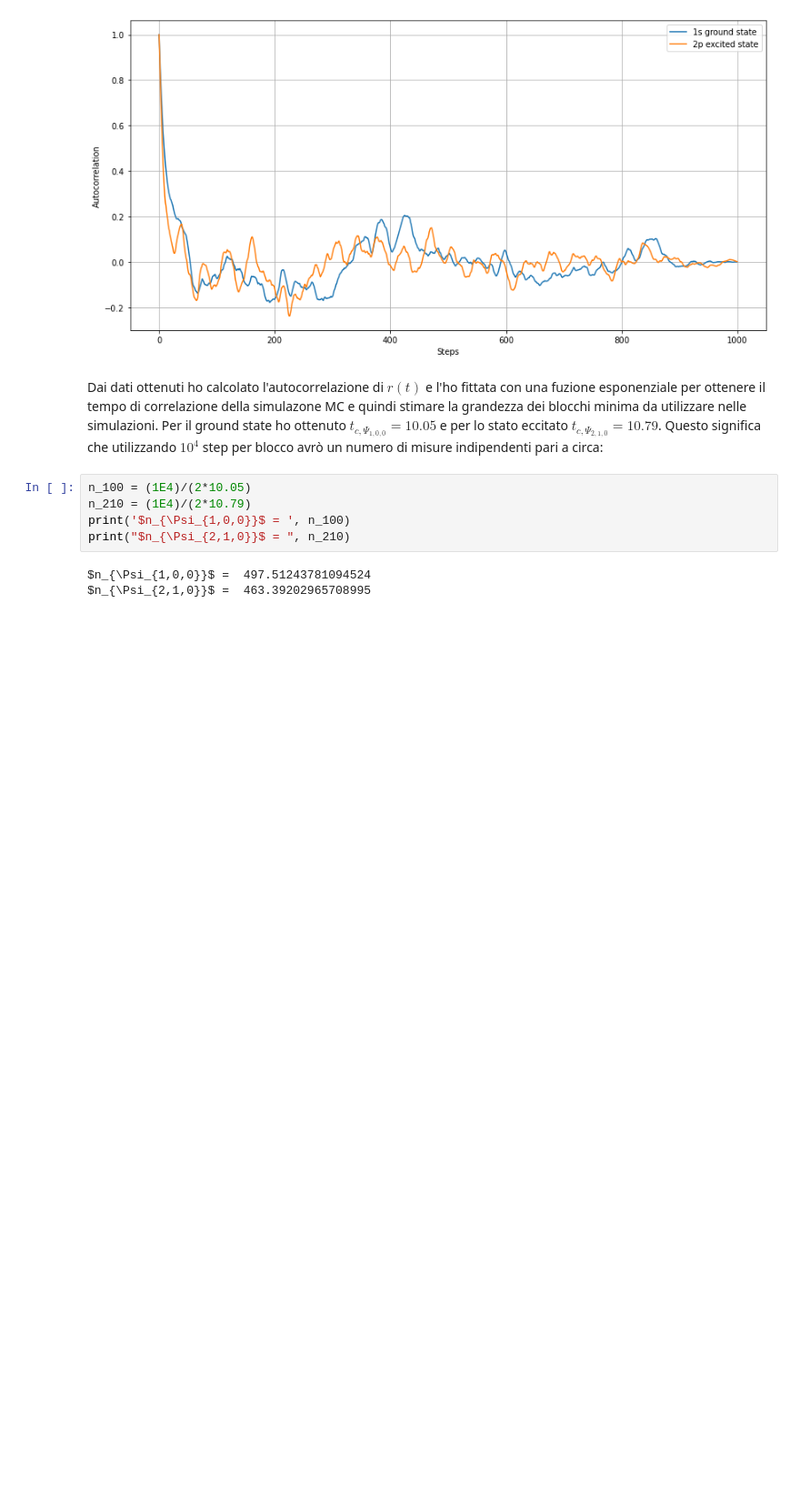
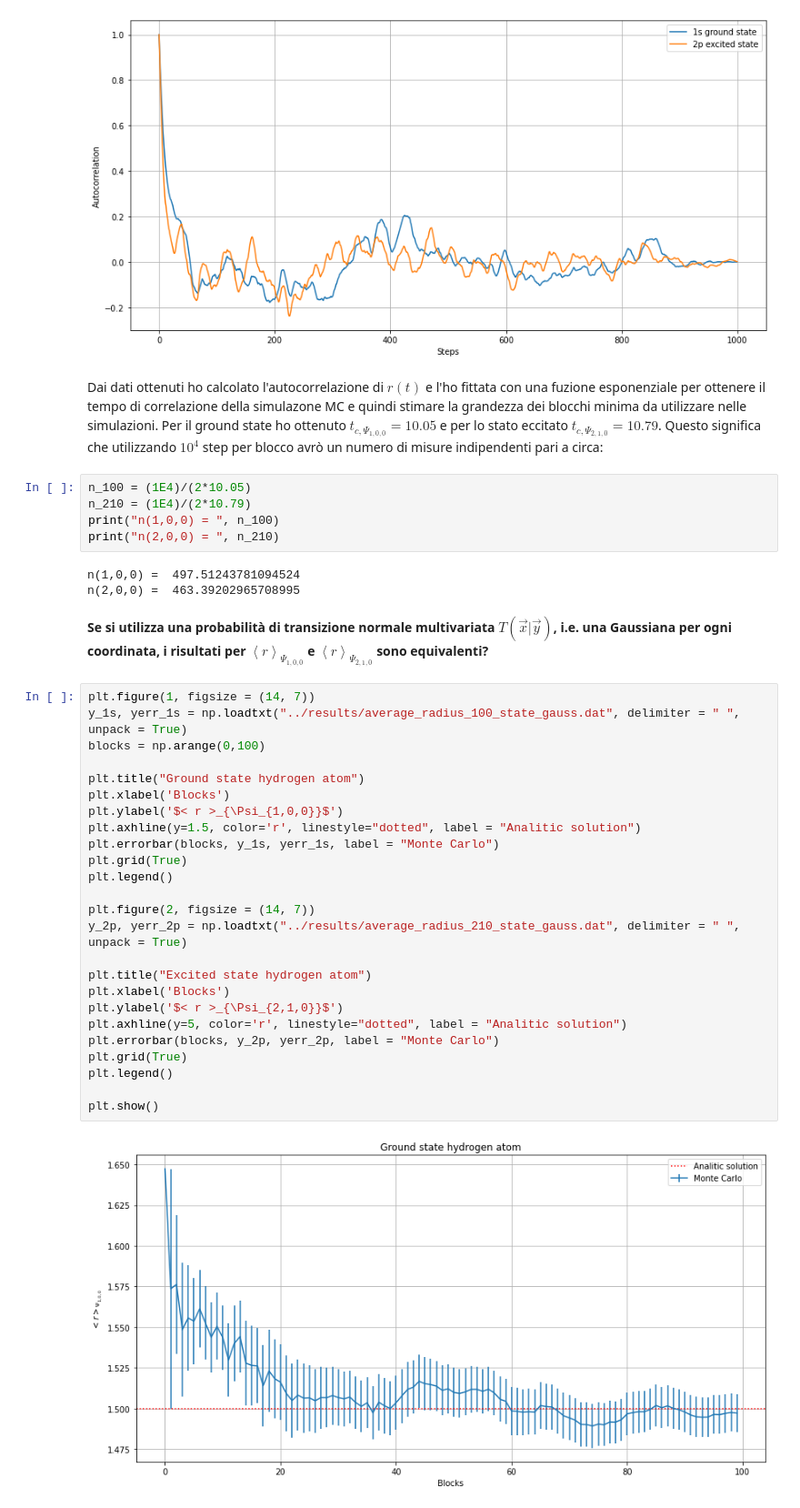
Before and after one commit to Burns24/lab-analisi-dati, a Jupyter notebook: NSL-05/jupyter_notebook/LSN_Esercizi_05.ipynb, the cells around one changed output. Shown at 91% size. Saved outputs shown, nothing was run; the diff lists cells and outputs as text; blank space fills up the shorter version.

```diff
--- a/NSL-05/jupyter_notebook/LSN_Esercizi_05.ipynb
+++ b/NSL-05/jupyter_notebook/LSN_Esercizi_05.ipynb
@@ -168,8 +168,37 @@ Questo significa che utilizzando $10^4$ step per blocco avrò un numero di misur
 # %%
 n_100 = (1E4)/(2*10.05)
 n_210 = (1E4)/(2*10.79)
-print('$n_{\Psi_{1,0,0}}$ = ', n_100)
-print("$n_{\Psi_{2,1,0}}$ = ", n_210)
+print("n(1,0,0) = ", n_100)
+print("n(2,0,0) = ", n_210)
 # %% [output]
-$n_{\Psi_{1,0,0}}$ =  497.51243781094524
-$n_{\Psi_{2,1,0}}$ =  463.39202965708995
+n(1,0,0) =  497.51243781094524
+n(2,0,0) =  463.39202965708995
+# %% [markdown]
+ **Se si utilizza una probabilità di transizione normale multivariata $T(\vec{x}|\vec{y})$, i.e. una Gaussiana per ogni coordinata, i risultati per $\left\langle r \right\rangle_{\Psi_{1,0,0}}$ e $\left\langle r \right\rangle_{\Psi_{2,1,0}}$ sono equivalenti?**
+# %%
+plt.figure(1, figsize = (14, 7))
+y_1s, yerr_1s = np.loadtxt("../results/average_radius_100_state_gauss.dat", delimiter = " ", unpack = True)
+blocks = np.arange(0,100)
+
+plt.title("Ground state hydrogen atom")
+plt.xlabel('Blocks')
+plt.ylabel('$< r >_{\Psi_{1,0,0}}$')
+plt.axhline(y=1.5, color='r', linestyle="dotted", label = "Analitic solution")
+plt.errorbar(blocks, y_1s, yerr_1s, label = "Monte Carlo")
+plt.grid(True)
+plt.legend()
+
+plt.figure(2, figsize = (14, 7))
+y_2p, yerr_2p = np.loadtxt("../results/average_radius_210_state_gauss.dat", delimiter = " ", unpack = True)
+
+plt.title("Excited state hydrogen atom")
+plt.xlabel('Blocks')
+plt.ylabel('$< r >_{\Psi_{2,1,0}}$')
+plt.axhline(y=5, color='r', linestyle="dotted", label = "Analitic solution")
+plt.errorbar(blocks, y_2p, yerr_2p, label = "Monte Carlo")
+plt.grid(True)
+plt.legend()
+
+plt.show()
+# %% [output]
+[figure, added]
```
Also changed, not shown: parts of 2 cells of this notebook, 25 other files.
